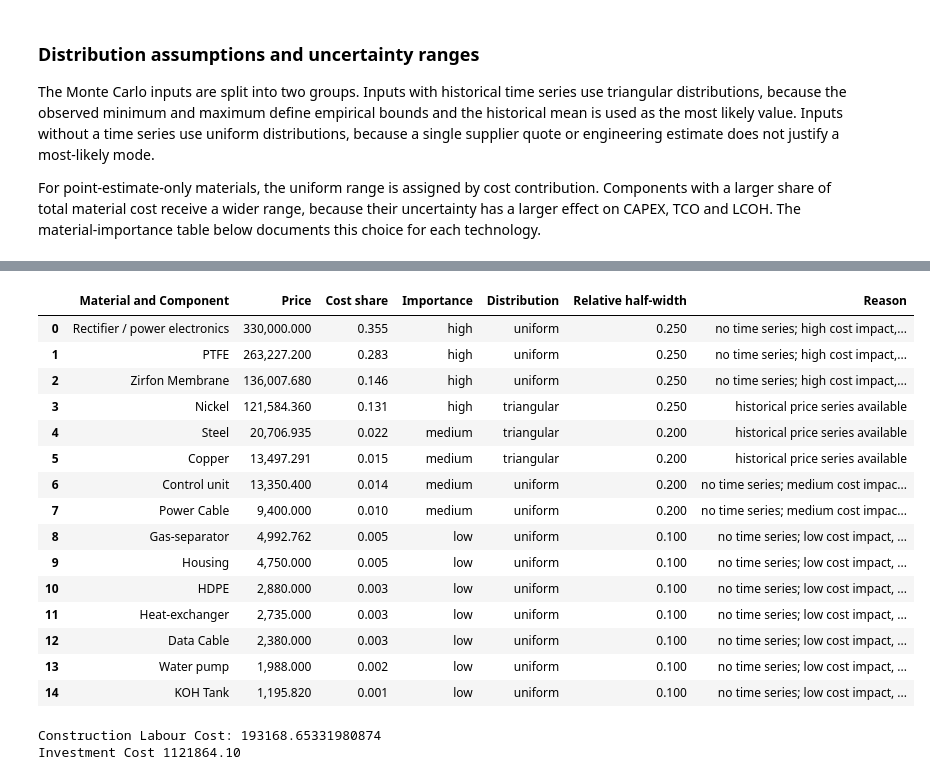
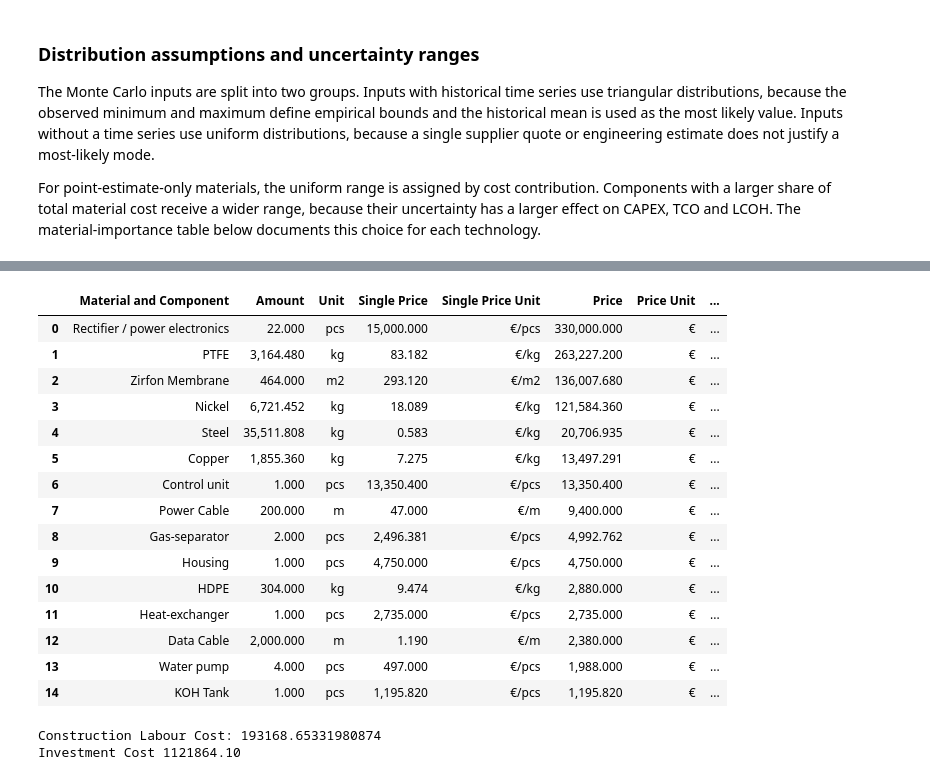
Before and after one commit to annkatrinmueller/LCC-tool, a Jupyter notebook: LCC_tool_AWE.ipynb, the cells around one changed output, grey strips where cells are left out. Saved outputs shown, nothing was run; the diff lists cells and outputs as text; code cells hidden in the pictures.

```diff
--- a/LCC_tool_AWE.ipynb
+++ b/LCC_tool_AWE.ipynb
@@ -54,11 +51,24 @@ UNCERTAINTY_RANGE_BY_IMPORTANCE = {
 # For these inputs, the Excel sheets provide historical summary statistics.
 # The triangular distribution uses min and max as empirical bounds and the mean as mode.
 HISTORICAL_DISTRIBUTIONS = {
-    'metals': {'Steel': {'mean': 0.5831, 'std': 0.1404676025581025, 'variance': 0.01973114736842105, 'min': 0.37, 'max': 0.905, 'range': 0.535, 'c': 0.3983177570093457}, 'Copper': {'mean': 7.274755925478757, 'std': 1.453860395124267, 'variance': 2.113710048510888, 'min': 4.867897429653678, 'max': 9.946881947016749, 'range': 5.078984517363071, 'c': 0.4738857713775197}, 'Titanium': {'mean': 11.925, 'std': 1.018706610312673, 'variance': 1.037763157894737, 'min': 10.5, 'max': 15.0, 'range': 4.5, 'c': 0.3166666666666668}, 'Iridium': {'mean': 57171.74430158868, 'std': 56402.09775194612, 'variance': 3181196630.820086, 'min': 11217.17283387429, 'max': 163003.2337735307, 'range': 151786.0609396564, 'c': 0.30275883821758803}, 'Nickel': {'mean': 18.08900217153637, 'std': 6.413925515723414, 'variance': 41.13844052124786, 'min': 9.595179080988459, 'max': 37.13584189039519, 'range': 27.54066280940673, 'c': 0.30841026410035344}, 'Platinum': {'mean': 57171.74430158882, 'std': 56402.09775194625, 'variance': 3181196630.820101, 'min': 11217.17283387431, 'max': 163003.2337735311, 'range': 151786.0609396567, 'c': 0.302758838217588}},
-    'resources': {'AWE_S1_resource_cost_20y': {'mean': 61316741.02431111, 'std': 16435798.17947772, 'variance': 270135461796523.16, 'min': 44855543.53819999, 'max': 98889531.23820001, 'range': 54033987.70000002, 'c': 0.3046452462014221}, 'AWE_S2_resource_cost_20y': {'mean': 62305020.91764444, 'std': 16509099.359253697, 'variance': 272550361653710.84, 'min': 45838077.6182, 'max': 100647750.1182, 'range': 54809672.50000001, 'c': 0.3004386369840915}, 'PEMWE_S1_resource_cost_20y': {'mean': 52747650.5617215, 'std': 14140943.38226515, 'variance': 199966279740428.53, 'min': 38585459.726880506, 'max': 85074161.12937808, 'range': 46488701.402497575, 'c': 0.3046372647027765}, 'PEMWE_S2_resource_cost_20y': {'mean': 53597925.892899275, 'std': 14204014.922320748, 'variance': 201754039913510.47, 'min': 39430791.59683051, 'max': 86586860.26507808, 'range': 47156068.66824757, 'c': 0.30043077585066313}},
+    'metals': {'Steel': {'mean': 0.5831, 'std': 0.1404676025581025, 'variance': 0.01973114736842105, 'min': 0.37, 'max': 0.905, 'range': 0.535, 'c': 0.3983177570093457},
+               'Copper': {'mean': 7.274755925478757, 'std': 1.453860395124267, 'variance': 2.113710048510888, 'min': 4.867897429653678, 'max': 9.946881947016749, 'range': 5.078984517363071, 'c': 0.4738857713775197},
+               'Titanium': {'mean': 11.925, 'std': 1.018706610312673, 'variance': 1.037763157894737, 'min': 10.5, 'max': 15.0, 'range': 4.5, 'c': 0.3166666666666668},
+               'Iridium': {'mean': 57171.74430158868, 'std': 56402.09775194612, 'variance': 3181196630.820086, 'min': 11217.17283387429, 'max': 163003.2337735307, 'range': 151786.0609396564, 'c': 0.30275883821758803},
+               'Nickel': {'mean': 18.08900217153637, 'std': 6.413925515723414, 'variance': 41.13844052124786, 'min': 9.595179080988459, 'max': 37.13584189039519, 'range': 27.54066280940673, 'c': 0.30841026410035344},
+               'Platinum': {'mean': 57171.74430158882, 'std': 56402.09775194625, 'variance': 3181196630.820101, 'min': 11217.17283387431, 'max': 163003.2337735311, 'range': 151786.0609396567, 'c': 0.302758838217588}},
+    'resources': {'AWE_S1_resource_cost_20y': {'mean': 61316741.02431111, 'std': 16435798.17947772, 'variance': 270135461796523.16, 'min': 44855543.53819999, 'max': 98889531.23820001, 'range': 54033987.70000002, 'c': 0.3046452462014221},
+                  'AWE_S2_resource_cost_20y': {'mean': 62305020.91764444, 'std': 16509099.359253697, 'variance': 272550361653710.84, 'min': 45838077.6182, 'max': 100647750.1182, 'range': 54809672.50000001, 'c': 0.3004386369840915},
+                  'PEMWE_S1_resource_cost_20y': {'mean': 52747650.5617215, 'std': 14140943.38226515, 'variance': 199966279740428.53, 'min': 38585459.726880506, 'max': 85074161.12937808, 'range': 46488701.402497575, 'c': 0.3046372647027765},
+                  'PEMWE_S2_resource_cost_20y': {'mean': 53597925.892899275, 'std': 14204014.922320748, 'variance': 201754039913510.47, 'min': 39430791.59683051, 'max': 86586860.26507808, 'range': 47156068.66824757, 'c': 0.30043077585066313}}
 }
 
-MODEL_DISTRIBUTIONS = {'AWE_material_cost': {'min': 704990.0967036329, 'mean': 928695.448652927, 'max': 1227688.2467915213, 'range': 522698.15008788847}, 'AWE_CAPEX': {'min': 1113990.0967036327, 'mean': 1342695.4486529268, 'max': 1646688.2467915213, 'range': 532698.1500878886}, 'AWE_S1_OPEX': {'min': 44950543.53819999, 'mean': 61417741.02431111, 'max': 98996531.23820001, 'range': 54045987.70000002}, 'AWE_S2_OPEX': {'min': 45933077.6182, 'mean': 62406020.91764444, 'max': 100754750.1182, 'range': 54821672.50000001}, 'AWE_S1_TCO': {'min': 46064532.634903625, 'mean': 62760435.97296403, 'max': 100643219.48499154, 'range': 54578686.85008791}, 'AWE_S2_TCO': {'min': 47047066.71490363, 'mean': 63748715.866297364, 'max': 102401438.36499153, 'range': 55354371.6500879}}
+MODEL_DISTRIBUTIONS = {'AWE_material_cost': {'min': 704990.0967036329, 'mean': 928695.448652927, 'max': 1227688.2467915213, 'range': 522698.15008788847},
+                       'AWE_CAPEX': {'min': 1113990.0967036327, 'mean': 1342695.4486529268, 'max': 1646688.2467915213, 'range': 532698.1500878886},
+                       'AWE_S1_OPEX': {'min': 44950543.53819999, 'mean': 61417741.02431111, 'max': 98996531.23820001, 'range': 54045987.70000002},
+                       'AWE_S2_OPEX': {'min': 45933077.6182, 'mean': 62406020.91764444, 'max': 100754750.1182, 'range': 54821672.50000001},
+                       'AWE_S1_TCO': {'min': 46064532.634903625, 'mean': 62760435.97296403, 'max': 100643219.48499154, 'range': 54578686.85008791},
+                       'AWE_S2_TCO': {'min': 47047066.71490363, 'mean': 63748715.866297364, 'max': 102401438.36499153, 'range': 55354371.6500879}}
 
 
 def triangular_from_stats(stats):
@@ -202,50 +212,54 @@ price_unit = ['€']*15
 df = pd.DataFrame({'Material and Component' : material,
                    'Amount':  amount,
                    'Unit' : material_unit,
                    'Single Price': price,
                    'Single Price Unit': single_price_unit,
                    'Price Unit': price_unit
                     })
 
 # Calculate price based on amount and single price
 df.insert(5, 'Price', [a*b for a, b in zip(df['Amount'], df['Single Price'])])
 
 # calculate total price of every material
 df = df.append({'Material and Component': 'Total', 'Price': df['Price'].sum(), 'Price Unit':'€'}, ignore_index=True)
 
 # add name of row in table (Total)
 as_list = df.index.tolist()
 as_list[-1] = 'Total'
 df.index = as_list
 
 df.fillna('', inplace=True)
 
 df.head(22)
 
 
 # Rank materials and components by their cost contribution.
 # This table explains the uncertainty ranges used below for point-estimate-only inputs.
 # Historical materials keep triangular distributions; the remaining components use
 # uniform ranges selected from their cost share.
 material_uncertainty = build_material_uncertainty_table(df, historical_materials=['Steel', 'Nickel', 'Copper'])
-material_uncertainty[['Material and Component', 'Price', 'Cost share', 'Importance', 'Distribution', 'Relative half-width', 'Reason']]
+#material_uncertainty[[
+#    'Material and Component', 'Price', 'Cost share', 'Importance',
+#    'Distribution', 'Relative half-width', 'Reason'
+#]]
+material_uncertainty
 # %% [output]
-|  | Material and Component | Price | Cost share | Importance | Distribution | Relative half-width | Reason |
-| 0 | Rectifier / power electronics | 330,000.000 | 0.355 | high | uniform | 0.250 | no time series; high cost impact,... |
-| 1 | PTFE | 263,227.200 | 0.283 | high | uniform | 0.250 | no time series; high cost impact,... |
-| 2 | Zirfon Membrane | 136,007.680 | 0.146 | high | uniform | 0.250 | no time series; high cost impact,... |
-| 3 | Nickel | 121,584.360 | 0.131 | high | triangular | 0.250 | historical price series available |
-| 4 | Steel | 20,706.935 | 0.022 | medium | triangular | 0.200 | historical price series available |
-| 5 | Copper | 13,497.291 | 0.015 | medium | triangular | 0.200 | historical price series available |
-| 6 | Control unit | 13,350.400 | 0.014 | medium | uniform | 0.200 | no time series; medium cost impac... |
-| 7 | Power Cable | 9,400.000 | 0.010 | medium | uniform | 0.200 | no time series; medium cost impac... |
-| 8 | Gas-separator | 4,992.762 | 0.005 | low | uniform | 0.100 | no time series; low cost impact, ... |
-| 9 | Housing | 4,750.000 | 0.005 | low | uniform | 0.100 | no time series; low cost impact, ... |
-| 10 | HDPE | 2,880.000 | 0.003 | low | uniform | 0.100 | no time series; low cost impact, ... |
-| 11 | Heat-exchanger | 2,735.000 | 0.003 | low | uniform | 0.100 | no time series; low cost impact, ... |
-| 12 | Data Cable | 2,380.000 | 0.003 | low | uniform | 0.100 | no time series; low cost impact, ... |
-| 13 | Water pump | 1,988.000 | 0.002 | low | uniform | 0.100 | no time series; low cost impact, ... |
-| 14 | KOH Tank | 1,195.820 | 0.001 | low | uniform | 0.100 | no time series; low cost impact, ... |
+|  | Material and Component | Amount | Unit | Single Price | Single Price Unit | Price | Price Unit | ... |
+| 0 | Rectifier / power electronics | 22.000 | pcs | 15,000.000 | €/pcs | 330,000.000 | € | ... |
+| 1 | PTFE | 3,164.480 | kg | 83.182 | €/kg | 263,227.200 | € | ... |
+| 2 | Zirfon Membrane | 464.000 | m2 | 293.120 | €/m2 | 136,007.680 | € | ... |
+| 3 | Nickel | 6,721.452 | kg | 18.089 | €/kg | 121,584.360 | € | ... |
+| 4 | Steel | 35,511.808 | kg | 0.583 | €/kg | 20,706.935 | € | ... |
+| 5 | Copper | 1,855.360 | kg | 7.275 | €/kg | 13,497.291 | € | ... |
+| 6 | Control unit | 1.000 | pcs | 13,350.400 | €/pcs | 13,350.400 | € | ... |
+| 7 | Power Cable | 200.000 | m | 47.000 | €/m | 9,400.000 | € | ... |
+| 8 | Gas-separator | 2.000 | pcs | 2,496.381 | €/pcs | 4,992.762 | € | ... |
+| 9 | Housing | 1.000 | pcs | 4,750.000 | €/pcs | 4,750.000 | € | ... |
+| 10 | HDPE | 304.000 | kg | 9.474 | €/kg | 2,880.000 | € | ... |
+| 11 | Heat-exchanger | 1.000 | pcs | 2,735.000 | €/pcs | 2,735.000 | € | ... |
+| 12 | Data Cable | 2,000.000 | m | 1.190 | €/m | 2,380.000 | € | ... |
+| 13 | Water pump | 4.000 | pcs | 497.000 | €/pcs | 1,988.000 | € | ... |
+| 14 | KOH Tank | 1.000 | pcs | 1,195.820 | €/pcs | 1,195.820 | € | ... |
 # %%
 # CAPEX result (one figure)
 
```
Also changed, not shown: parts of 12 cells of this notebook, 1 other file.
